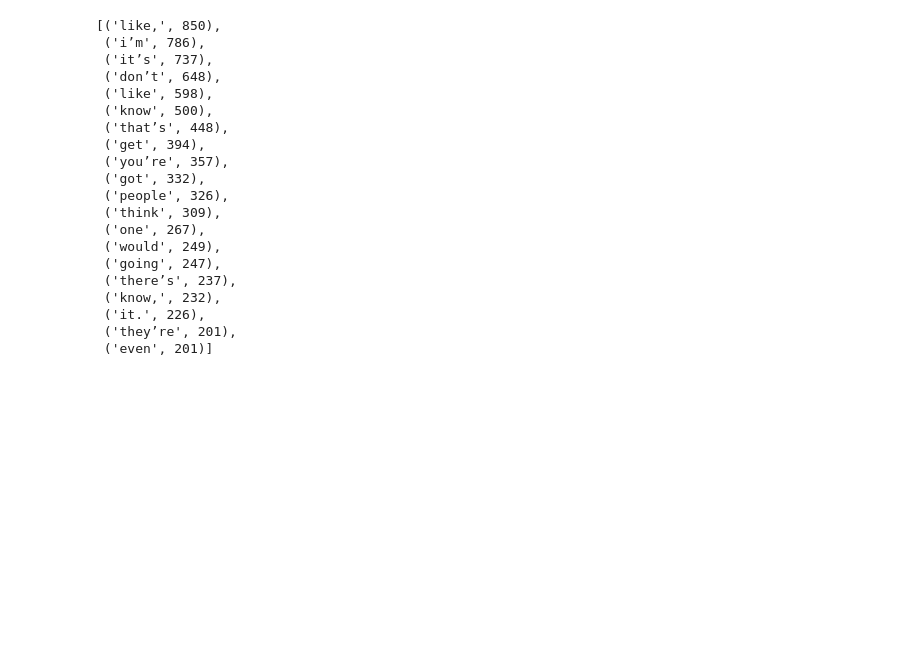
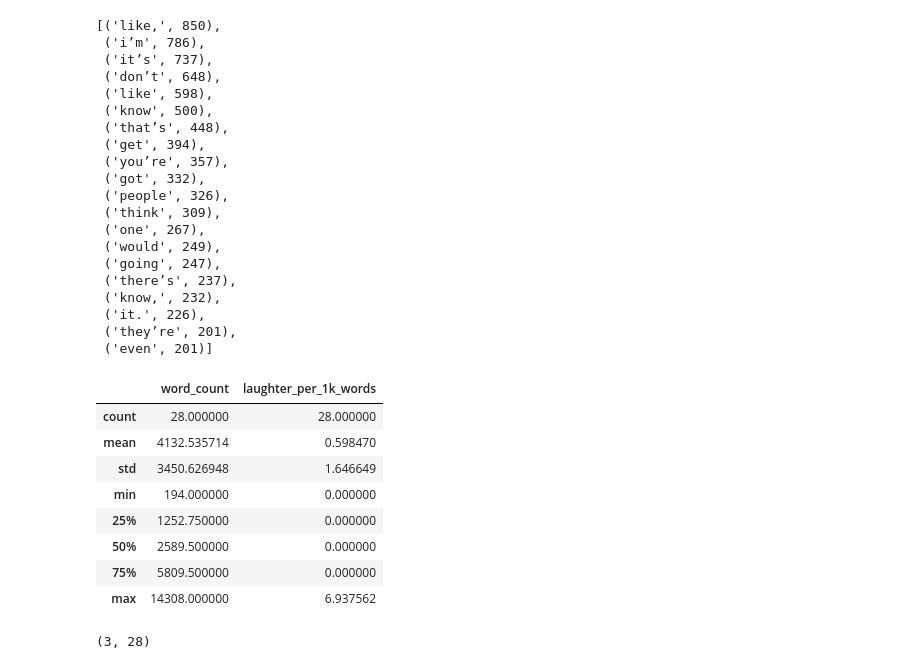
Before and after one commit to ashlanserrao/nlp-speech-analysis, a Jupyter notebook: notebooks/03_eda.ipynb, the cells around one changed output. Drawn from its saved outputs; the diff is of its cells as text; code cells hidden in the pictures; blank space fills up the shorter version.

```diff
--- a/notebooks/03_eda.ipynb
+++ b/notebooks/03_eda.ipynb
@@ -202,3 +202,24 @@ Counter(filtered_words).most_common(20)
  ('it.', 226),
  ('they’re', 201),
  ('even', 201)]
+# %%
+df[["word_count", "laughter_per_1k_words"]].describe()
+# %% [output]
+|  | word_count | laughter_per_1k_words |
+| count | 28.000000 | 28.000000 |
+| mean | 4132.535714 | 0.598470 |
+| std | 3450.626948 | 1.646649 |
+| min | 194.000000 | 0.000000 |
+| 25% | 1252.750000 | 0.000000 |
+| 50% | 2589.500000 | 0.000000 |
+| 75% | 5809.500000 | 0.000000 |
+| max | 14308.000000 | 6.937562 |
+# %%
+standup_df = df[
+    (df["word_count"] < 15000) &
+    (df["laughter_per_1k_words"] > 1)
+].copy()
+
+len(standup_df), len(df)
+# %% [output]
+(3, 28)
```
Also changed, not shown: parts of 7 cells of this notebook.
